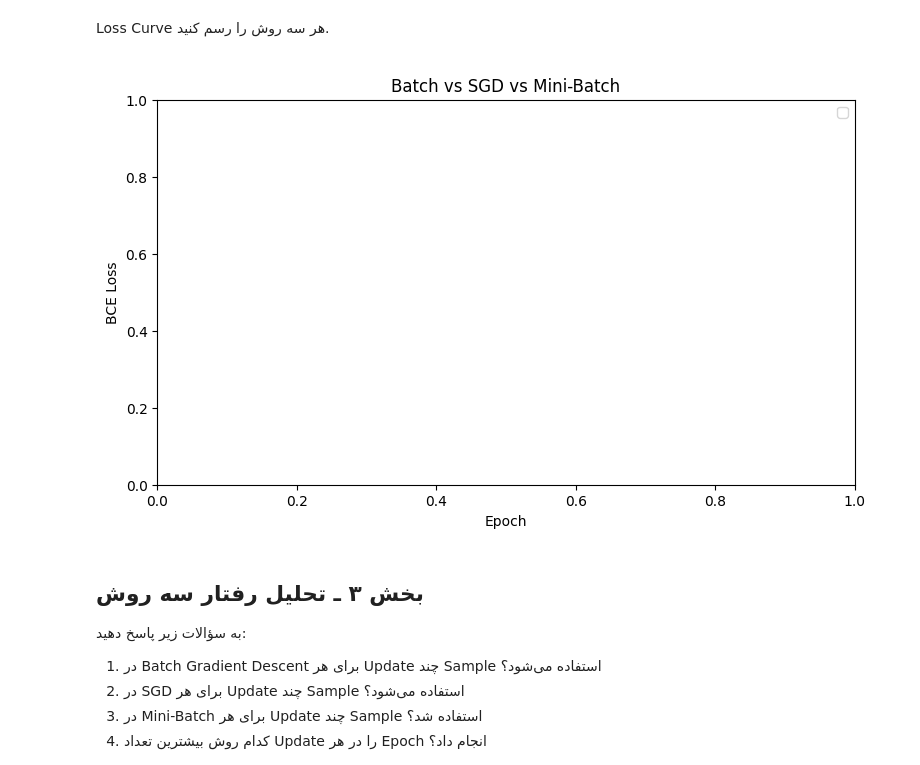
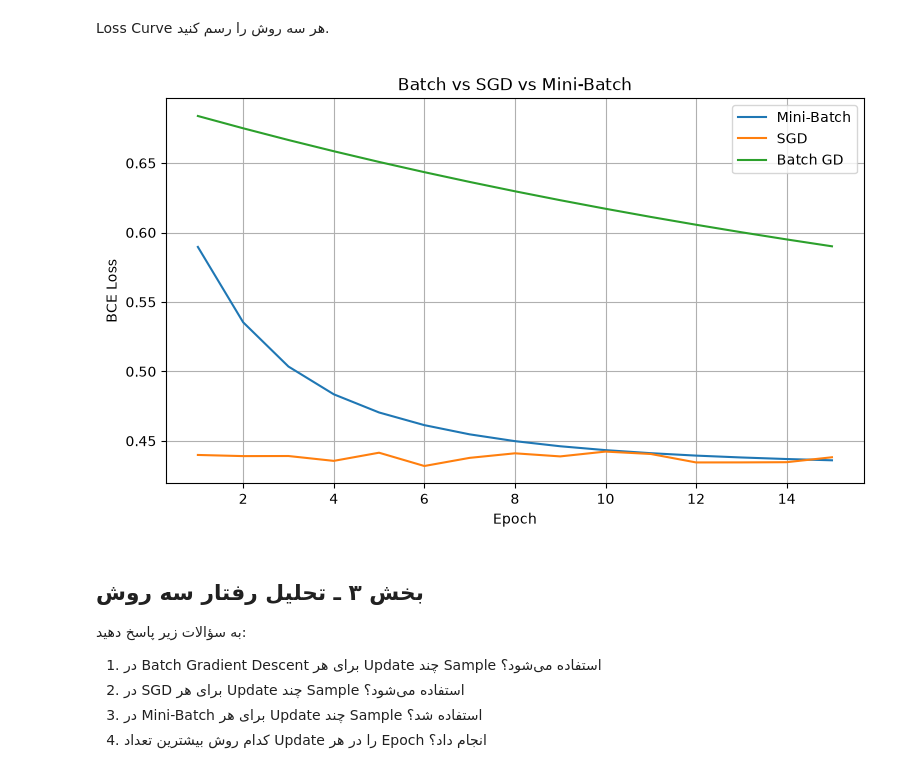
Before and after one commit to mrpanigale/Maktab-AI-145, a Jupyter notebook: CWs/week8/CW8_Day2_Classwork_Student.ipynb, the cells around one changed output. Saved outputs shown, nothing was run; the diff lists cells and outputs as text; code cells hidden in the pictures.

```diff
--- a/CWs/week8/CW8_Day2_Classwork_Student.ipynb
+++ b/CWs/week8/CW8_Day2_Classwork_Student.ipynb
@@ -2303,7 +2303,7 @@ def train_with_batches(
     epochs=15,
     seed=42
 ):
-
+    # random seed object to keep local effect of random seed
     rng = np.random.default_rng(
         seed
     )
@@ -2340,8 +2340,8 @@ def train_with_batches(
                 batch_size
             )
 
-            X_batch = X_shuffled[:batch_size]
-            y_batch = y_shuffled[:batch_size]
+            X_batch = X_shuffled[start:end]
+            y_batch = y_shuffled[start:end]
 
             result = company_training_service(
                 X_batch,
@@ -2367,7 +2367,7 @@ def train_with_batches(
 
             # TODO:
             # پارامترها را Update کنید.
-            w , b = apply_gradient_step(w,b,grad_w_test,grad_b_test,learning_rate)
+            w , b = apply_gradient_step(w,b,grad_w,grad_b,learning_rate)
 
             update_count += 1
 
@@ -2590,20 +2568,23 @@ Loss Curve هر سه روش را رسم کنید.
 # %%
 plt.figure(
     figsize=(9, 5)
 )
 
 # TODO:
 # Loss Curve هر Strategy را رسم کنید.
-
+plt.plot(range(1,len(results['Mini-Batch']["loss_history"])+1),results["Mini-Batch"]["loss_history"],label="Mini-Batch")
+plt.plot(range(1,len(results['SGD']["loss_history"])+1),results["SGD"]["loss_history"],label="SGD")
+plt.plot(range(1,len(results['Batch GD']["loss_history"])+1),results["Batch GD"]["loss_history"],label="Batch GD")
 plt.xlabel("Epoch")
 plt.ylabel("BCE Loss")
 plt.title(
     "Batch vs SGD vs Mini-Batch"
 )
+plt.grid()
 plt.legend()
 plt.show()
 # %% [output]
-[figure, old version]
+[figure, new version]
 # %% [markdown]
 
 <style>
```
Also changed, not shown: parts of 9 cells of this notebook, 1 other file.
